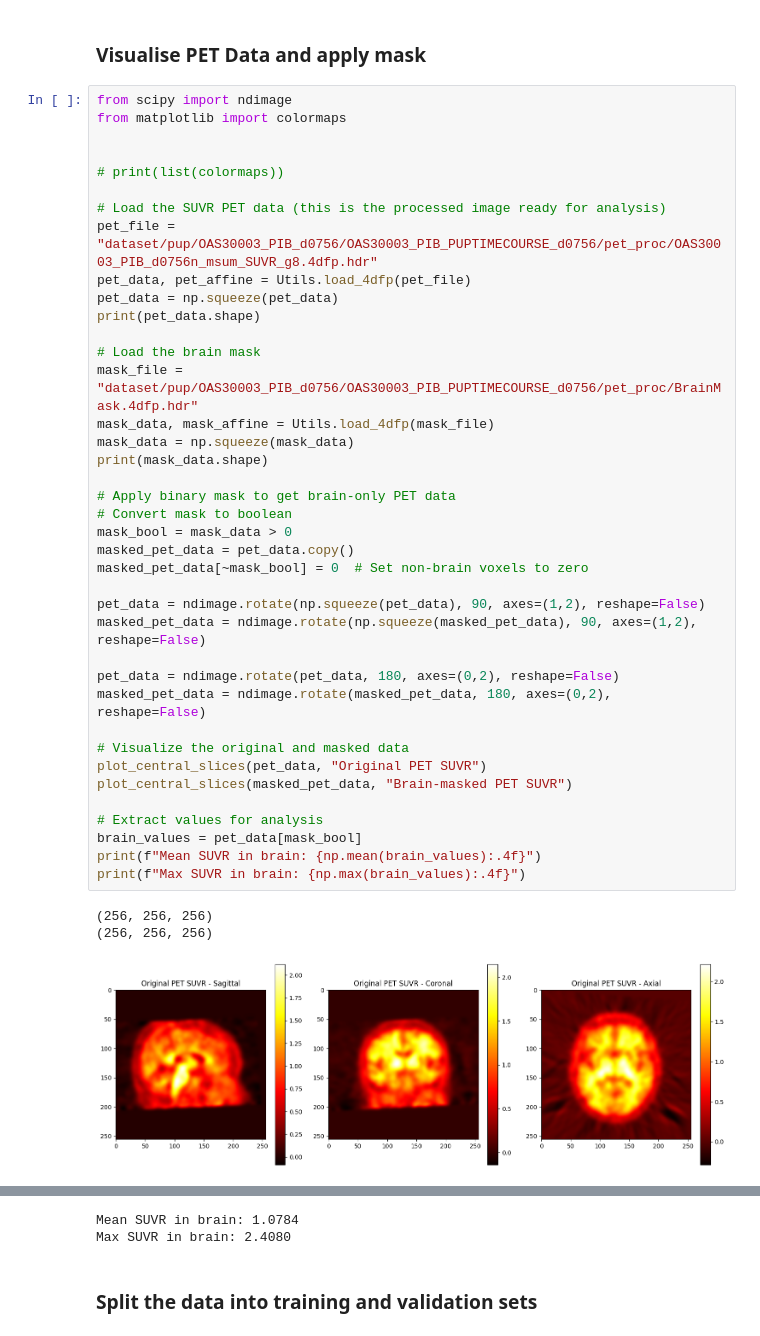
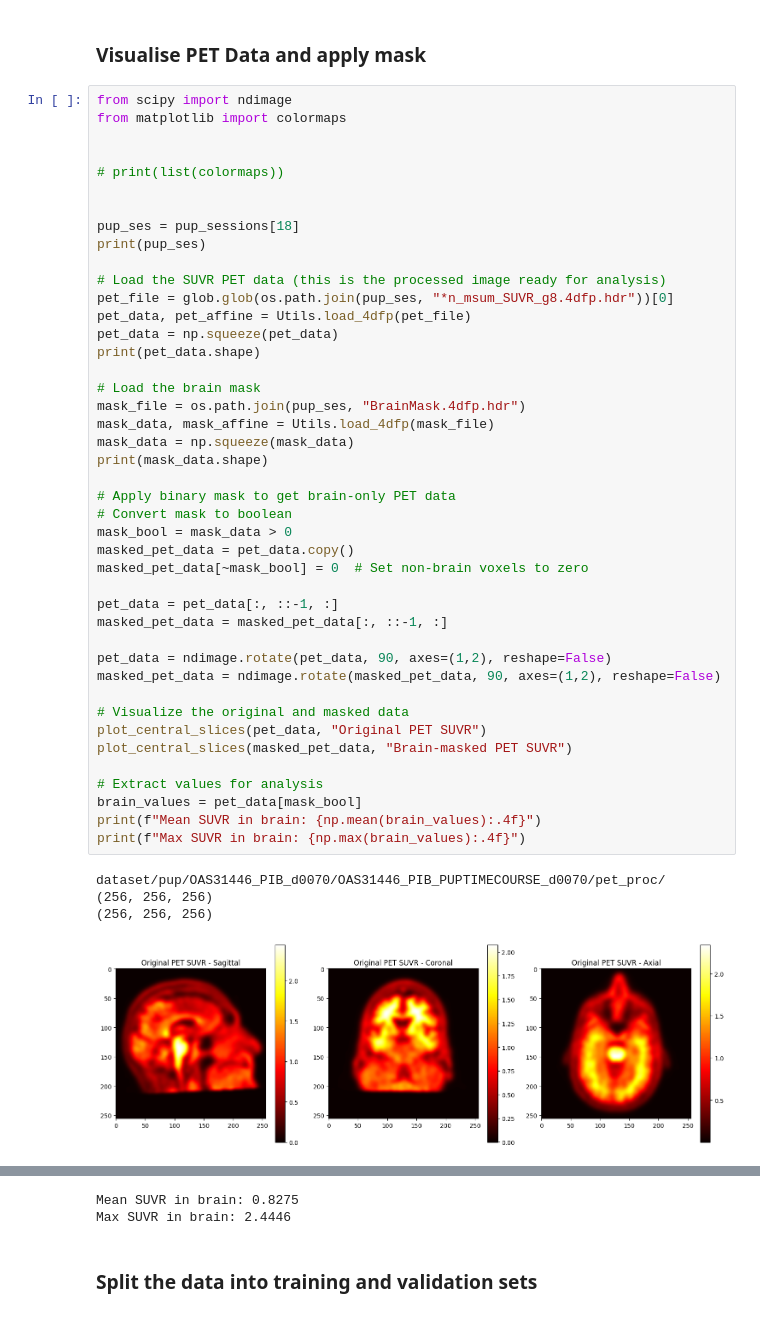
Before and after one commit to backfootdrive/Multimodal-Deep-Learning-for-Dementia-Classification, a Jupyter notebook: src/preprocessing.ipynb, the cells around one changed output, grey strips where cells are left out. Cells and saved outputs as stored; diff of their text form.

```diff
--- a/src/preprocessing.ipynb
+++ b/src/preprocessing.ipynb
@@ -135,39 +135,44 @@ from matplotlib import colormaps
 
 # print(list(colormaps))
 
+
+pup_ses = pup_sessions[18]
+print(pup_ses)
+
 # Load the SUVR PET data (this is the processed image ready for analysis)
-pet_file = "dataset/pup/OAS30003_PIB_d0756/OAS30003_PIB_PUPTIMECOURSE_d0756/pet_proc/OAS30003_PIB_d0756n_msum_SUVR_g8.4dfp.hdr"
+pet_file = glob.glob(os.path.join(pup_ses, "*n_msum_SUVR_g8.4dfp.hdr"))[0]
 pet_data, pet_affine = Utils.load_4dfp(pet_file)
 pet_data = np.squeeze(pet_data)
 print(pet_data.shape)
 
 # Load the brain mask
-mask_file = "dataset/pup/OAS30003_PIB_d0756/OAS30003_PIB_PUPTIMECOURSE_d0756/pet_proc/BrainMask.4dfp.hdr"
+mask_file = os.path.join(pup_ses, "BrainMask.4dfp.hdr")
 mask_data, mask_affine = Utils.load_4dfp(mask_file)
 mask_data = np.squeeze(mask_data)
 print(mask_data.shape)
 
 # Apply binary mask to get brain-only PET data
 # Convert mask to boolean
 mask_bool = mask_data > 0
 masked_pet_data = pet_data.copy()
 masked_pet_data[~mask_bool] = 0  # Set non-brain voxels to zero
 
-pet_data = ndimage.rotate(np.squeeze(pet_data), 90, axes=(1,2), reshape=False)
-masked_pet_data = ndimage.rotate(np.squeeze(masked_pet_data), 90, axes=(1,2), reshape=False)
+pet_data = pet_data[:, ::-1, :]
+masked_pet_data = masked_pet_data[:, ::-1, :]
 
-pet_data = ndimage.rotate(pet_data, 180, axes=(0,2), reshape=False)
-masked_pet_data = ndimage.rotate(masked_pet_data, 180, axes=(0,2), reshape=False)
+pet_data = ndimage.rotate(pet_data, 90, axes=(1,2), reshape=False)
+masked_pet_data = ndimage.rotate(masked_pet_data, 90, axes=(1,2), reshape=False)
 
 # Visualize the original and masked data
 plot_central_slices(pet_data, "Original PET SUVR")
 plot_central_slices(masked_pet_data, "Brain-masked PET SUVR")
 
 # Extract values for analysis
 brain_values = pet_data[mask_bool]
 print(f"Mean SUVR in brain: {np.mean(brain_values):.4f}")
 print(f"Max SUVR in brain: {np.max(brain_values):.4f}")
 # %% [output]
+dataset/pup/OAS31446_PIB_d0070/OAS31446_PIB_PUPTIMECOURSE_d0070/pet_proc/
 (256, 256, 256)
 (256, 256, 256)
-[figure, old version]
+[figure, new version]
@@ -175,5 +180,5 @@ print(f"Max SUVR in brain: {np.max(brain_values):.4f}")
-Mean SUVR in brain: 1.0784
-Max SUVR in brain: 2.4080
+Mean SUVR in brain: 0.8275
+Max SUVR in brain: 2.4446
 # %% [markdown]
 ### Split the data into training and validation sets
 # %%
```
Also changed, not shown: parts of 3 cells of this notebook, 2 other files.
